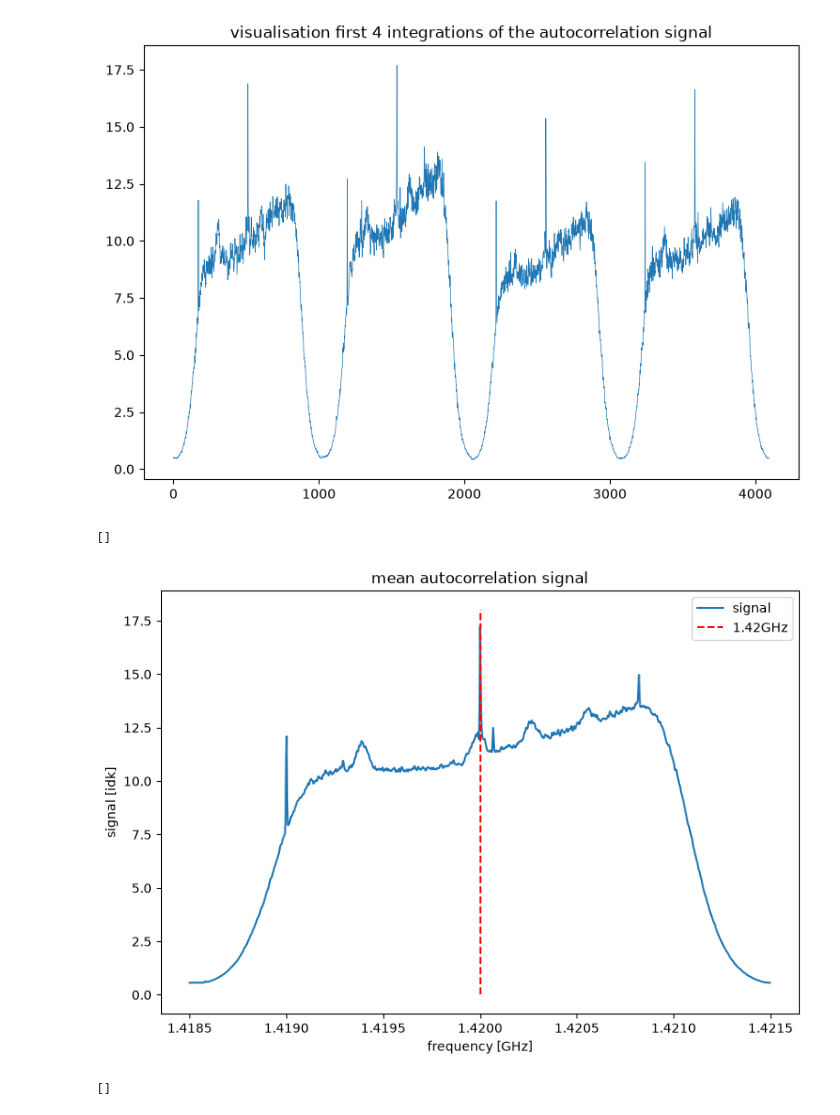
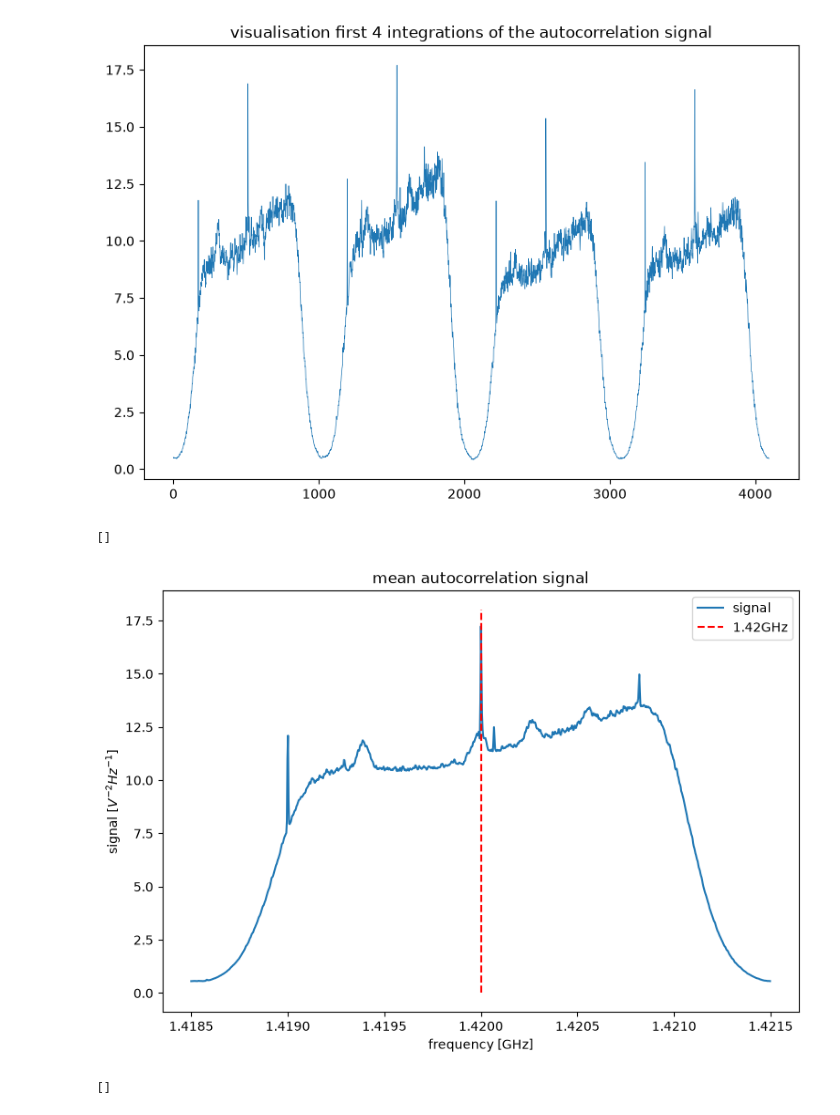
Before and after one commit to jeroenmat/Radio_astronomy, a Jupyter notebook: H1_data_reduction.ipynb, the cells around one changed output. Saved outputs shown, nothing was run; the diff lists cells and outputs as text; code cells hidden in the pictures.

```diff
--- a/H1_data_reduction.ipynb
+++ b/H1_data_reduction.ipynb
@@ -109,16 +109,16 @@ frequency = np.fft.fftshift(frequency) + center_frequency # center around 1.42Gh
 # %%
 # visualise the mean autocorrelated signal
 plt.figure(figsize=(9,6))
 plt.title('mean autocorrelation signal')
 plt.plot(frequency/1e9, np.mean(data_auto_spectra, axis=0), label = 'signal')
 plt.vlines(1.42, 0, 18, linestyle = 'dashed', color = 'red', label = '1.42GHz')
 plt.xlabel("frequency [GHz]")
-plt.ylabel("signal [idk]")
+plt.ylabel("signal [$V^{-2}Hz^{-1}$]") # not shure about units
 plt.legend()
 plt.plot()
 # %% [output]
 []
-[figure, old version]
+[figure, new version]
 # %%
 # test to subtract the window (ignore)
 from scipy.signal.windows import blackmanharris
```
Also changed, not shown: parts of 1 cell of this notebook.
